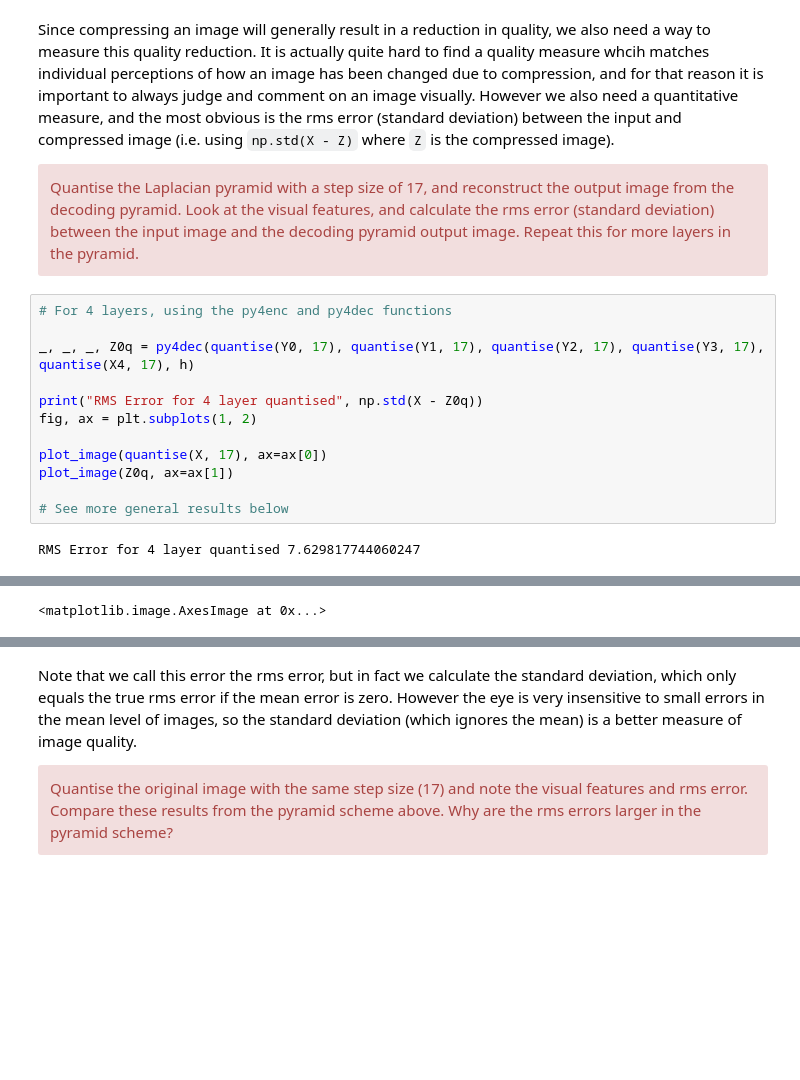
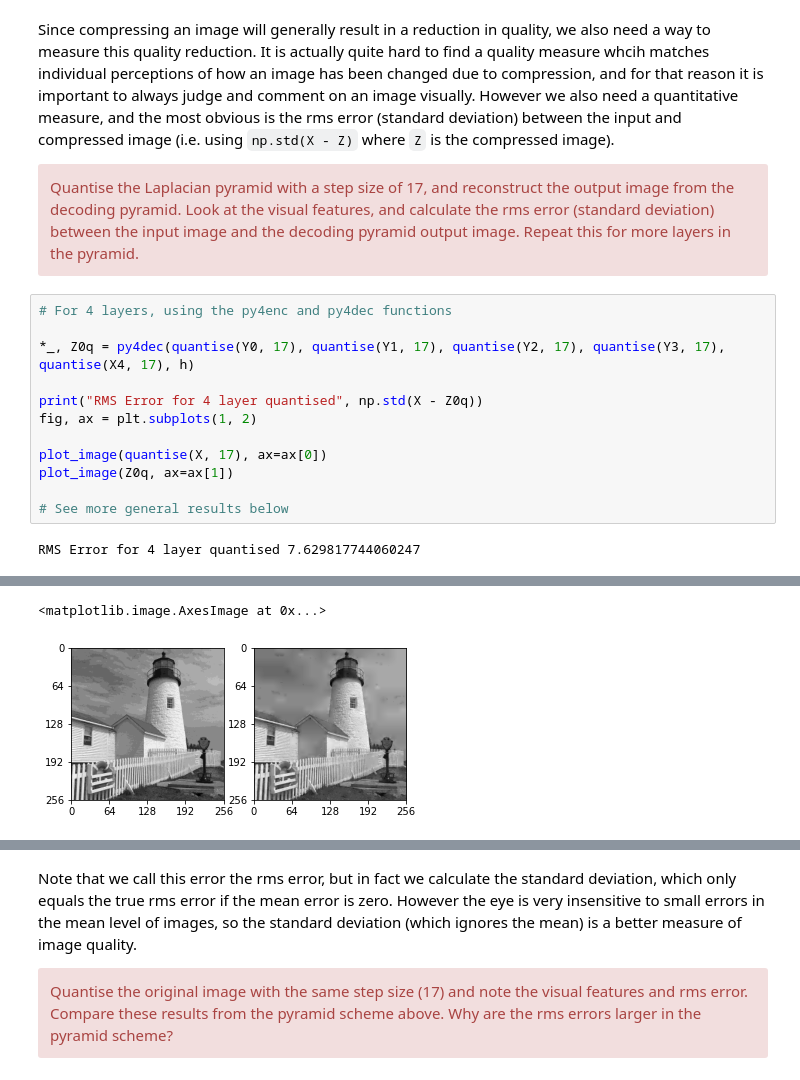
Before and after one commit to sigproc/cued_sf2_lab, a Jupyter notebook: 6-laplacian-pyramid.ipynb, the cells around one changed output, grey strips where cells are left out. Drawn from its saved outputs; the diff is of its cells as text; blank space fills up the shorter version.

```diff
--- a/6-laplacian-pyramid.ipynb
+++ b/6-laplacian-pyramid.ipynb
@@ -330,7 +359,7 @@ Quantise the Laplacian pyramid with a step size of 17, and reconstruct the outpu
 # %%
 # For 4 layers, using the py4enc and py4dec functions
 
-_, _, _, Z0q = py4dec(quantise(Y0, 17), quantise(Y1, 17), quantise(Y2, 17), quantise(Y3, 17), quantise(X4, 17), h)
+*_, Z0q = py4dec(quantise(Y0, 17), quantise(Y1, 17), quantise(Y2, 17), quantise(Y3, 17), quantise(X4, 17), h)
 
 print("RMS Error for 4 layer quantised", np.std(X - Z0q))
 fig, ax = plt.subplots(1, 2)
@@ -346,4 +373,5 @@ RMS Error for 4 layer quantised 7.629817744060247
 <matplotlib.image.AxesImage at 0x...>
+[figure, added]
 # %%
 # For n layers
 
```
Also changed, not shown: parts of 16 cells of this notebook.
